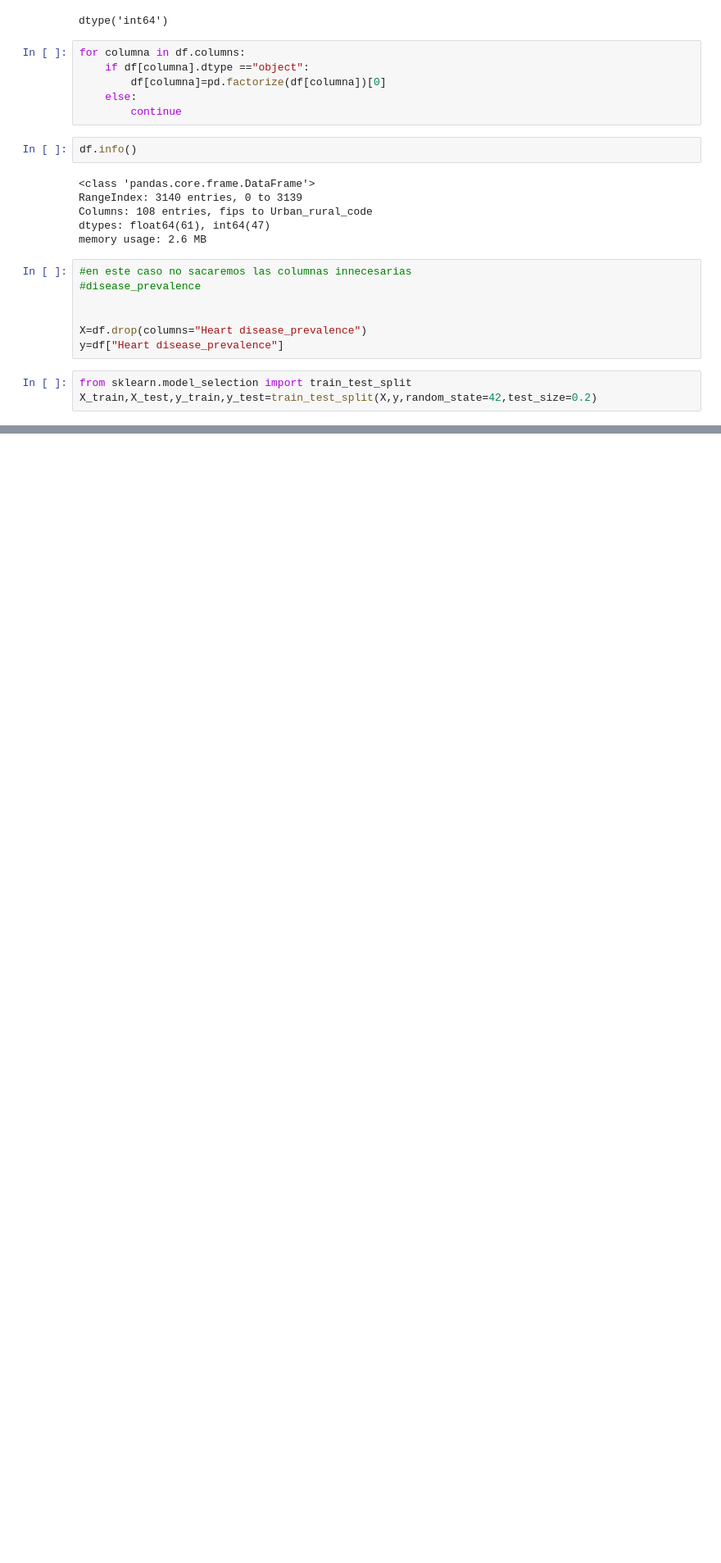
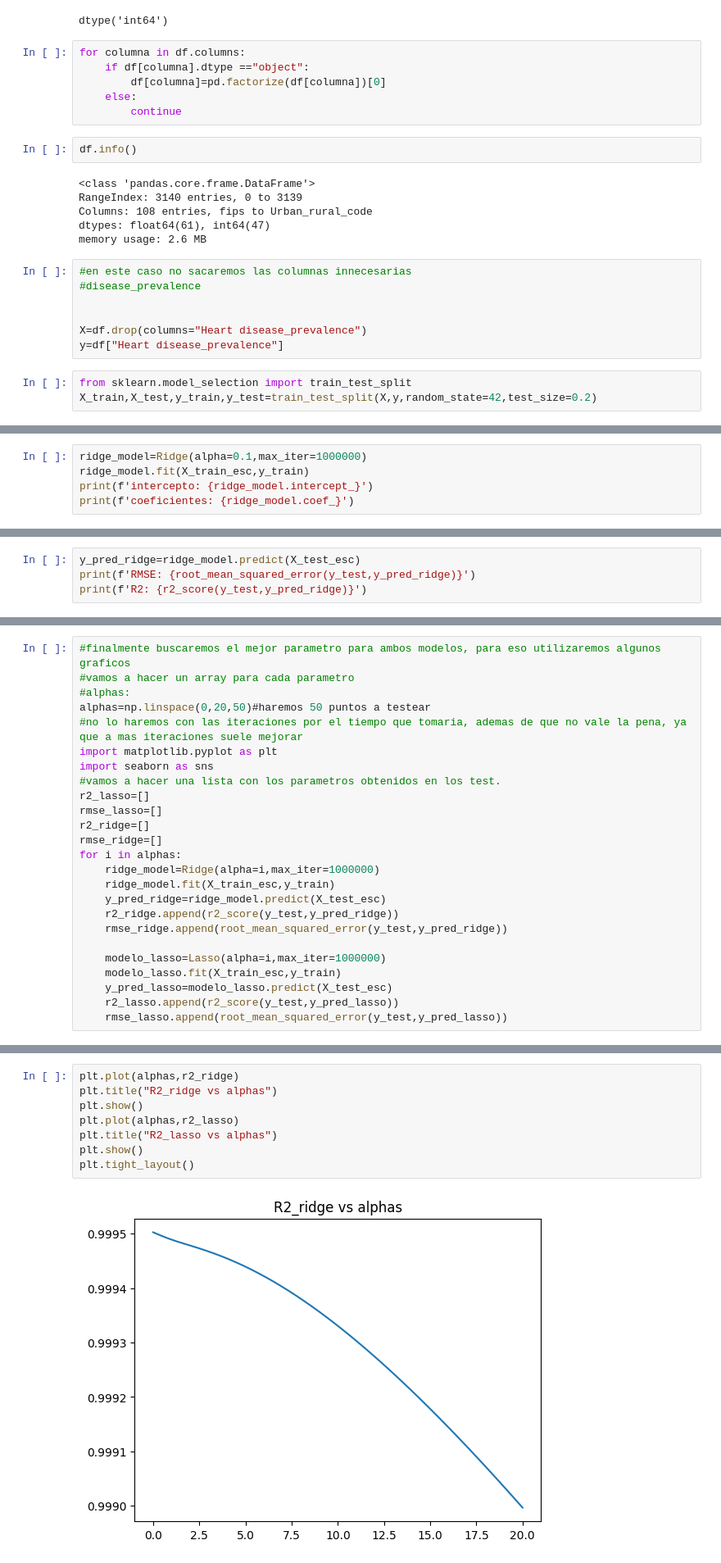
Before and after one commit to RF3814/Regresion_lineal_regularizado_RH, a Jupyter notebook: src/explore.ipynb, the cells around one changed output, grey strips where cells are left out. Shown: that part at 82% size. Saved outputs shown, nothing was run; the diff lists cells and outputs as text; blank space fills up the shorter version.

```diff
--- a/src/explore.ipynb
+++ b/src/explore.ipynb
@@ -63,0 +219,5 @@ X_test_esc=escalador.transform(X_test)
+# %%
+ridge_model=Ridge(alpha=0.1,max_iter=1000000)
+ridge_model.fit(X_train_esc,y_train)
+print(f'intercepto: {ridge_model.intercept_}')
+print(f'coeficientes: {ridge_model.coef_}')
@@ -63,0 +242,4 @@ X_test_esc=escalador.transform(X_test)
+# %%
+y_pred_ridge=ridge_model.predict(X_test_esc)
+print(f'RMSE: {root_mean_squared_error(y_test,y_pred_ridge)}')
+print(f'R2: {r2_score(y_test,y_pred_ridge)}')
@@ -63,0 +251,25 @@ X_test_esc=escalador.transform(X_test)
+# %%
+#finalmente buscaremos el mejor parametro para ambos modelos, para eso utilizaremos algunos graficos
+#vamos a hacer un array para cada parametro
+#alphas:
+alphas=np.linspace(0,20,50)#haremos 50 puntos a testear
+#no lo haremos con las iteraciones por el tiempo que tomaria, ademas de que no vale la pena, ya que a mas iteraciones suele mejorar
+import matplotlib.pyplot as plt
+import seaborn as sns
+#vamos a hacer una lista con los parametros obtenidos en los test.
+r2_lasso=[]
+rmse_lasso=[]
+r2_ridge=[]
+rmse_ridge=[]
+for i in alphas:
+    ridge_model=Ridge(alpha=i,max_iter=1000000)
+    ridge_model.fit(X_train_esc,y_train)
+    y_pred_ridge=ridge_model.predict(X_test_esc)
+    r2_ridge.append(r2_score(y_test,y_pred_ridge))
+    rmse_ridge.append(root_mean_squared_error(y_test,y_pred_ridge))
+
+    modelo_lasso=Lasso(alpha=i,max_iter=1000000)
+    modelo_lasso.fit(X_train_esc,y_train)
+    y_pred_lasso=modelo_lasso.predict(X_test_esc)
+    r2_lasso.append(r2_score(y_test,y_pred_lasso))
+    rmse_lasso.append(root_mean_squared_error(y_test,y_pred_lasso))
@@ -63,0 +279,10 @@ X_test_esc=escalador.transform(X_test)
+# %%
+plt.plot(alphas,r2_ridge)
+plt.title("R2_ridge vs alphas")
+plt.show()
+plt.plot(alphas,r2_lasso)
+plt.title("R2_lasso vs alphas")
+plt.show()
+plt.tight_layout()
+# %% [output]
+[figure, added]
```
Also changed, not shown: parts of 21 cells of this notebook.
